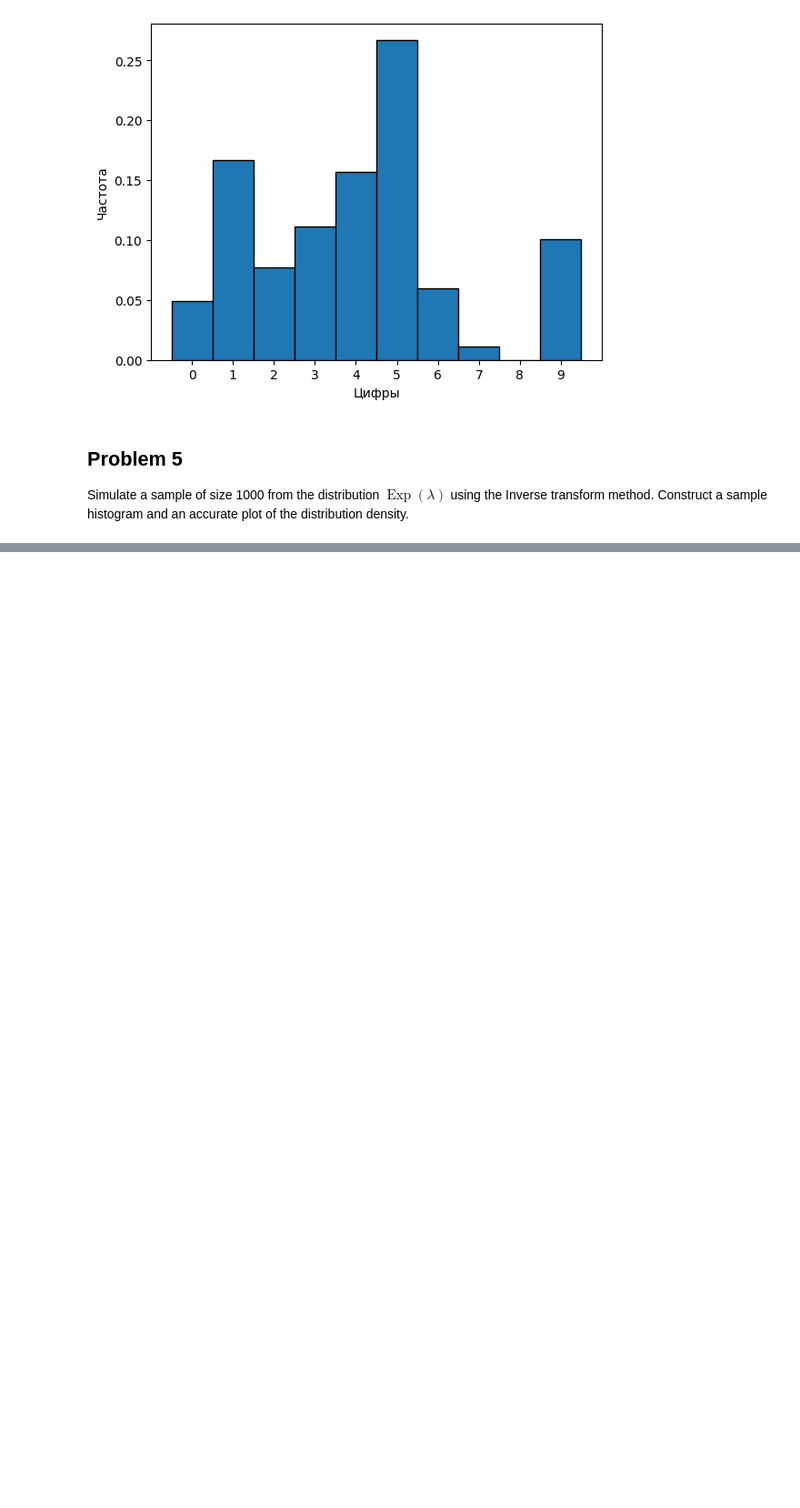
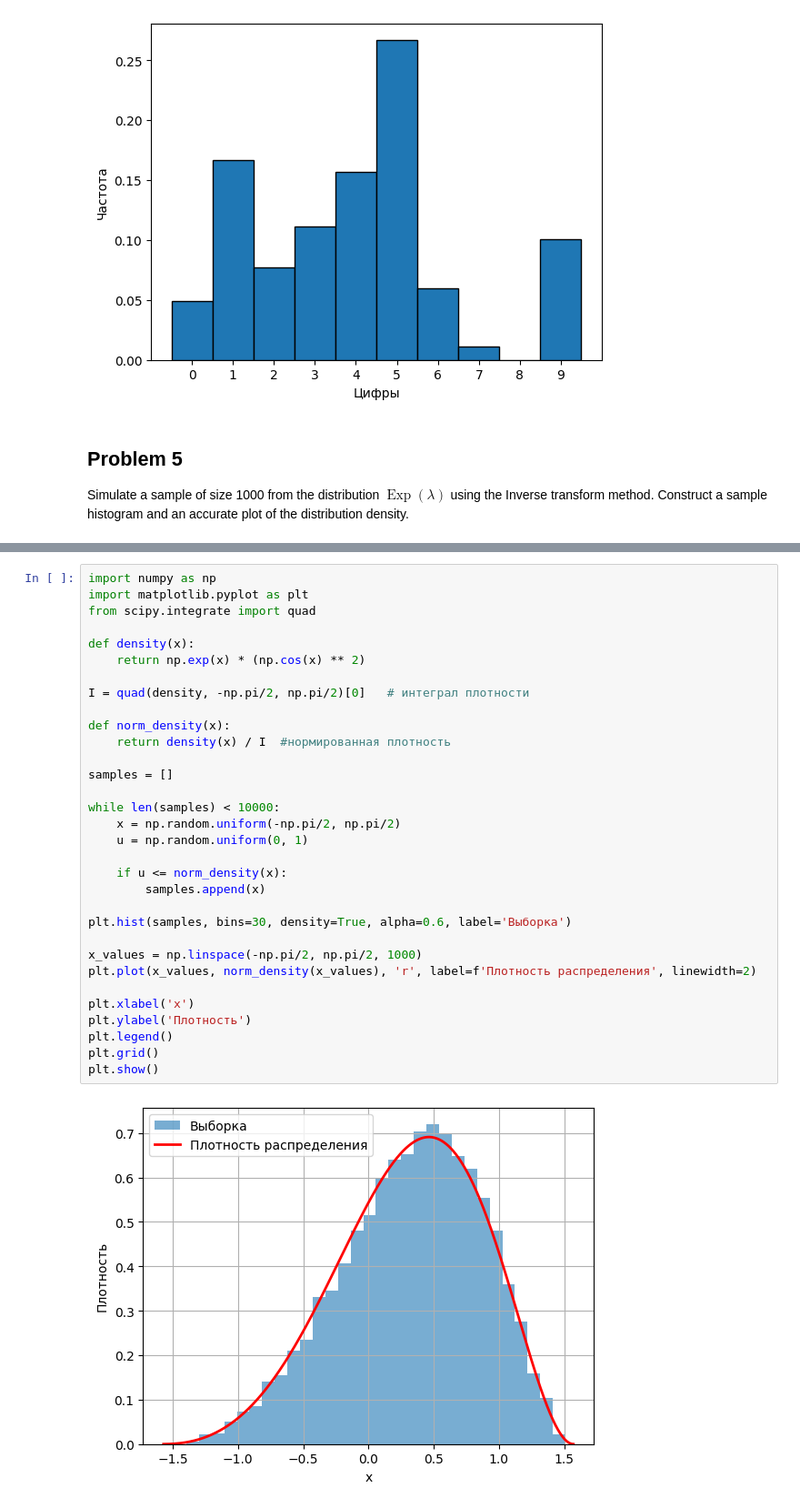
Before and after one commit to YanaStekolshchikova/StatPrak25, a Jupyter notebook: дз3.ipynb, the cells around one changed output, grey strips where cells are left out. Shown at 91% size. Drawn from its saved outputs; the diff is of its cells as text; blank space fills up the shorter version.

```diff
--- a/дз3.ipynb
+++ b/дз3.ipynb
@@ -92,0 +139,34 @@ Simulate a sample of size 1000 from the distribution $\operatorname{Exp}(\lambda
+# %%
+import numpy as np
+import matplotlib.pyplot as plt
+from scipy.integrate import quad
+
+def density(x):
+    return np.exp(x) * (np.cos(x) ** 2)
+
+I = quad(density, -np.pi/2, np.pi/2)[0]   # интеграл плотности
+
+def norm_density(x):
+    return density(x) / I  #нормированная плотность
+
+samples = []
+
+while len(samples) < 10000:
+    x = np.random.uniform(-np.pi/2, np.pi/2)
+    u = np.random.uniform(0, 1)
+
+    if u <= norm_density(x):
+        samples.append(x)
+
+plt.hist(samples, bins=30, density=True, alpha=0.6, label='Выборка')
+
+x_values = np.linspace(-np.pi/2, np.pi/2, 1000)
+plt.plot(x_values, norm_density(x_values), 'r', label=f'Плотность распределения', linewidth=2)
+
+plt.xlabel('x')
+plt.ylabel('Плотность')
+plt.legend()
+plt.grid()
+plt.show()
+# %% [output]
+[figure, added]
```
Also changed, not shown: parts of 10 cells of this notebook.
